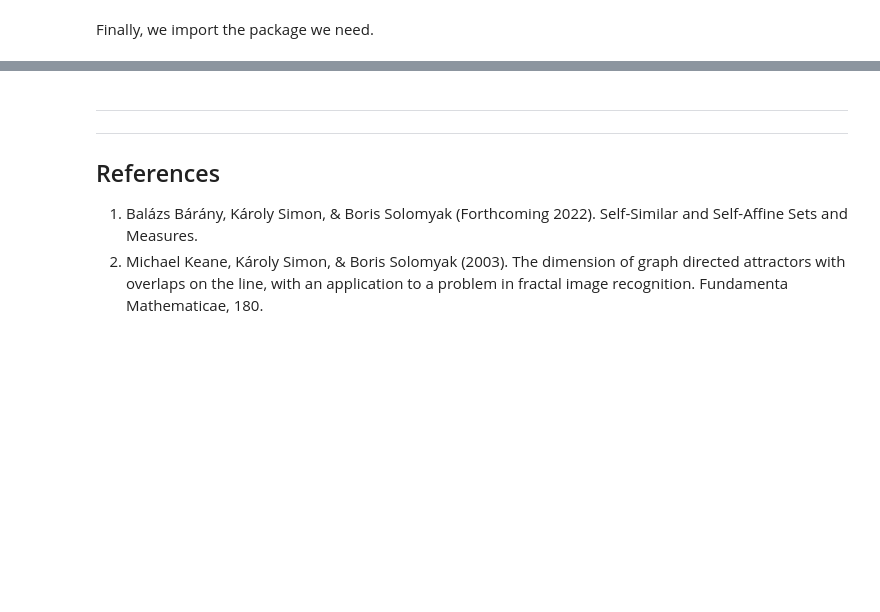
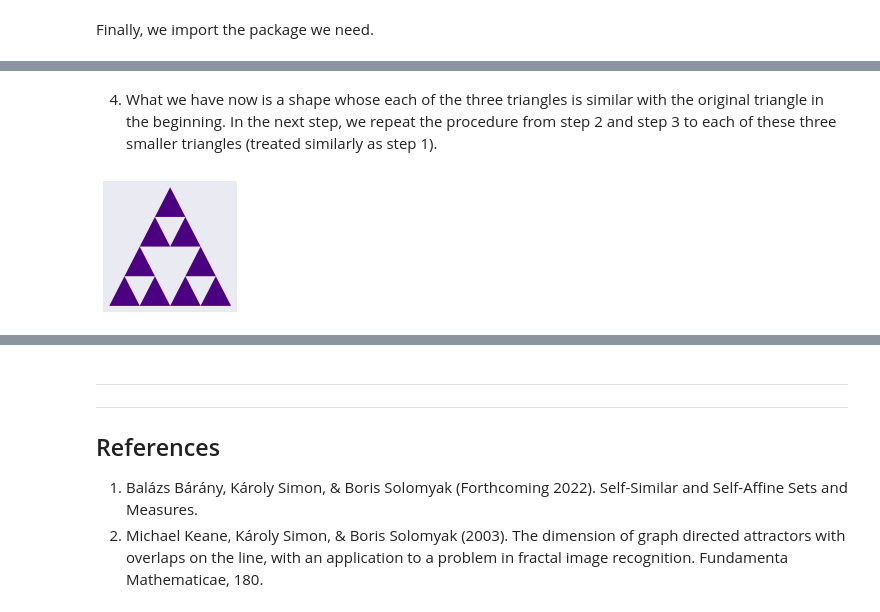
Before and after one commit to salimstnl/bme-fractal, a Jupyter notebook: main.ipynb, the cells around one changed output, grey strips where cells are left out. Saved outputs shown, nothing was run; the diff lists cells and outputs as text; code cells hidden in the pictures; blank space fills up the shorter version.

```diff
--- a/main.ipynb
+++ b/main.ipynb
@@ -164,0 +99,6 @@ Seeing many definitions for the first time can be quite puzzling. The next secti
+# %% [markdown]
+4. What we have now is a shape whose each of the three triangles is similar with the original triangle in the beginning. In the next step, we repeat the procedure from step 2 and step 3 to each of these three smaller triangles (treated similarly as step 1).
+# %%
+sier.step4(sier.sbase)
+# %% [output]
+[figure, added]
```
Also changed, not shown: parts of 46 cells of this notebook.
